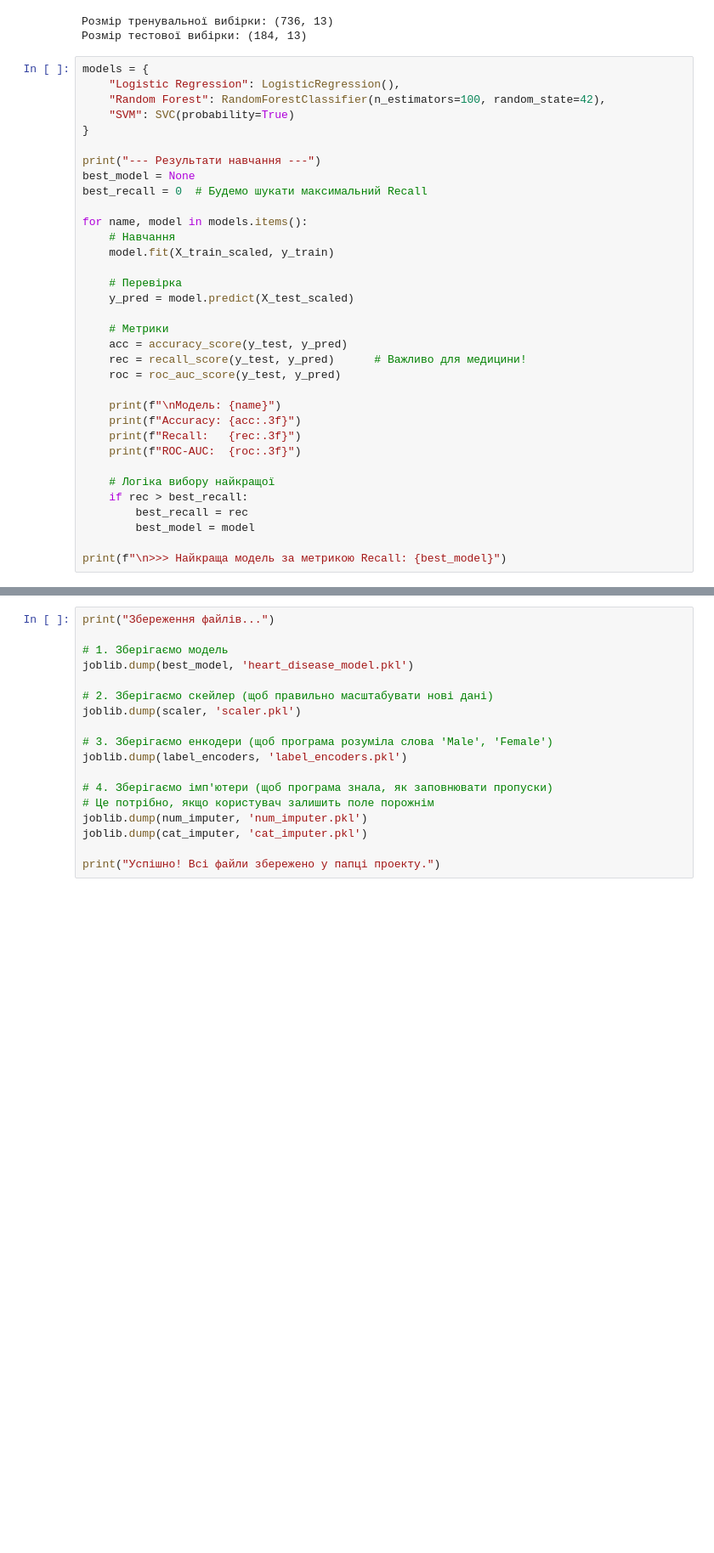
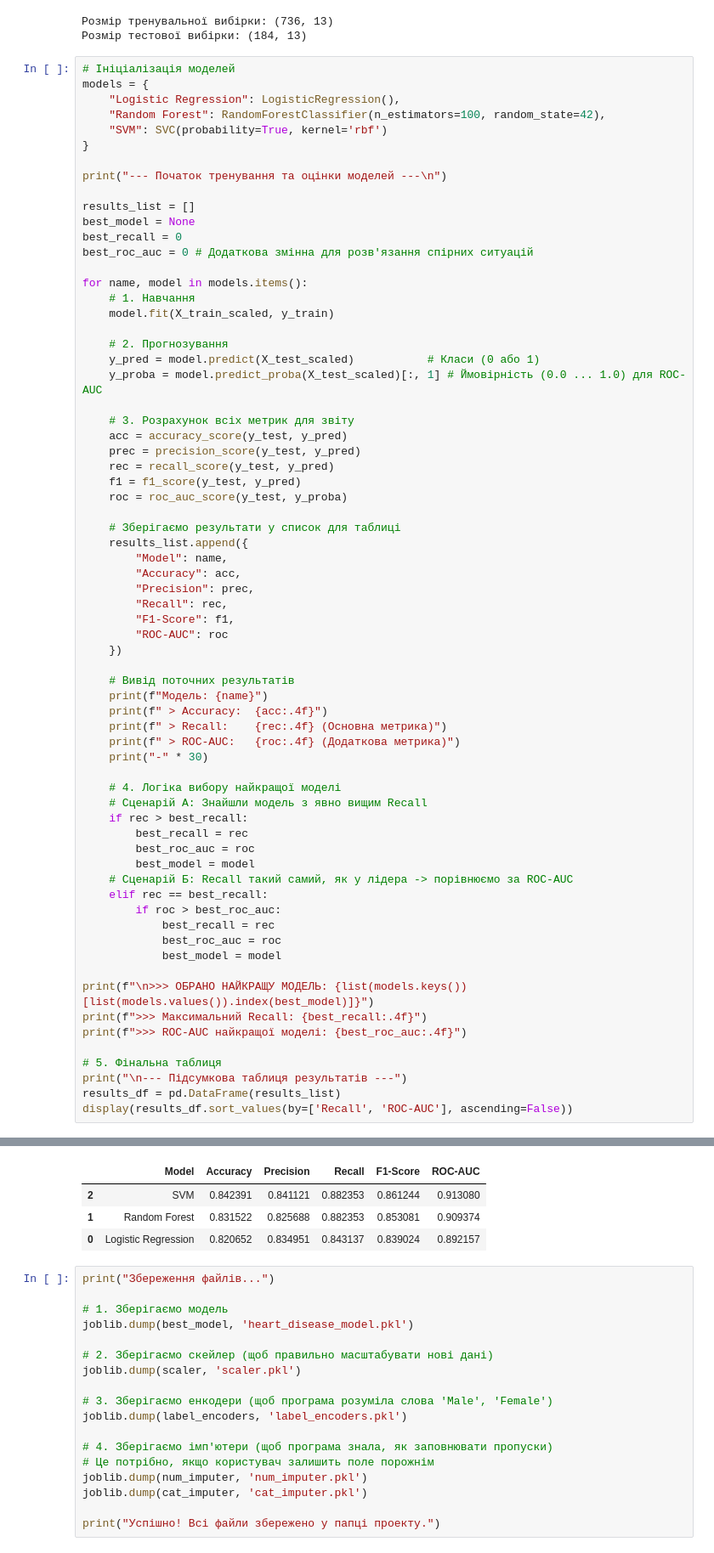
Before and after one commit to Failara/BigData-Course, a Jupyter notebook: analysis.ipynb, the cells around one changed output, grey strips where cells are left out. Shown at 85% size. Cells and saved outputs as stored; diff of their text form; blank space fills up the shorter version.

```diff
--- a/analysis.ipynb
+++ b/analysis.ipynb
@@ -137,37 +137,71 @@ print("Розмір тестової вибірки:", X_test.shape)
 Розмір тренувальної вибірки: (736, 13)
 Розмір тестової вибірки: (184, 13)
 # %%
+# Ініціалізація моделей
 models = {
     "Logistic Regression": LogisticRegression(),
     "Random Forest": RandomForestClassifier(n_estimators=100, random_state=42),
-    "SVM": SVC(probability=True)
+    "SVM": SVC(probability=True, kernel='rbf')
 }
 
-print("--- Результати навчання ---")
+print("--- Початок тренування та оцінки моделей ---\n")
+
+results_list = []
 best_model = None
-best_recall = 0  # Будемо шукати максимальний Recall
+best_recall = 0
+best_roc_auc = 0 # Додаткова змінна для розв'язання спірних ситуацій
 
 for name, model in models.items():
-    # Навчання
+    # 1. Навчання
     model.fit(X_train_scaled, y_train)
 
-    # Перевірка
-    y_pred = model.predict(X_test_scaled)
+    # 2. Прогнозування
+    y_pred = model.predict(X_test_scaled)           # Класи (0 або 1)
+    y_proba = model.predict_proba(X_test_scaled)[:, 1] # Ймовірність (0.0 ... 1.0) для ROC-AUC
 
-    # Метрики
+    # 3. Розрахунок всіх метрик для звіту
     acc = accuracy_score(y_test, y_pred)
-    rec = recall_score(y_test, y_pred)      # Важливо для медицини!
-    roc = roc_auc_score(y_test, y_pred)
+    prec = precision_score(y_test, y_pred)
+    rec = recall_score(y_test, y_pred)
+    f1 = f1_score(y_test, y_pred)
+    roc = roc_auc_score(y_test, y_proba)
 
-    print(f"\nМодель: {name}")
-    print(f"Accuracy: {acc:.3f}")
-    print(f"Recall:   {rec:.3f}")
-    print(f"ROC-AUC:  {roc:.3f}")
+    # Зберігаємо результати у список для таблиці
+    results_list.append({
+        "Model": name,
+        "Accuracy": acc,
+        "Precision": prec,
+        "Recall": rec,
+        "F1-Score": f1,
+        "ROC-AUC": roc
+    })
 
-    # Логіка вибору найкращої
+    # Вивід поточних результатів
+    print(f"Модель: {name}")
+    print(f" > Accuracy:  {acc:.4f}")
+    print(f" > Recall:    {rec:.4f} (Основна метрика)")
+    print(f" > ROC-AUC:   {roc:.4f} (Додаткова метрика)")
+    print("-" * 30)
+
+    # 4. Логіка вибору найкращої моделі
+    # Сценарій А: Знайшли модель з явно вищим Recall
     if rec > best_recall:
         best_recall = rec
+        best_roc_auc = roc
         best_model = model
+    # Сценарій Б: Recall такий самий, як у лідера -> порівнюємо за ROC-AUC
+    elif rec == best_recall:
+        if roc > best_roc_auc:
+            best_recall = rec
+            best_roc_auc = roc
+            best_model = model
 
-print(f"\n>>> Найкраща модель за метрикою Recall: {best_model}")
+print(f"\n>>> ОБРАНО НАЙКРАЩУ МОДЕЛЬ: {list(models.keys())[list(models.values()).index(best_model)]}")
+print(f">>> Максимальний Recall: {best_recall:.4f}")
+print(f">>> ROC-AUC найкращої моделі: {best_roc_auc:.4f}")
+
+# 5. Фінальна таблиця
+print("\n--- Підсумкова таблиця результатів ---")
+results_df = pd.DataFrame(results_list)
+display(results_df.sort_values(by=['Recall', 'ROC-AUC'], ascending=False))
 # %% [output]
@@ -192,3 +225,7 @@ ROC-AUC:  0.838
+|  | Model | Accuracy | Precision | Recall | F1-Score | ROC-AUC |
+| 2 | SVM | 0.842391 | 0.841121 | 0.882353 | 0.861244 | 0.913080 |
+| 1 | Random Forest | 0.831522 | 0.825688 | 0.882353 | 0.853081 | 0.909374 |
+| 0 | Logistic Regression | 0.820652 | 0.834951 | 0.843137 | 0.839024 | 0.892157 |
 # %%
 print("Збереження файлів...")
 
```
Also changed, not shown: parts of 2 cells of this notebook, 2 other files.
